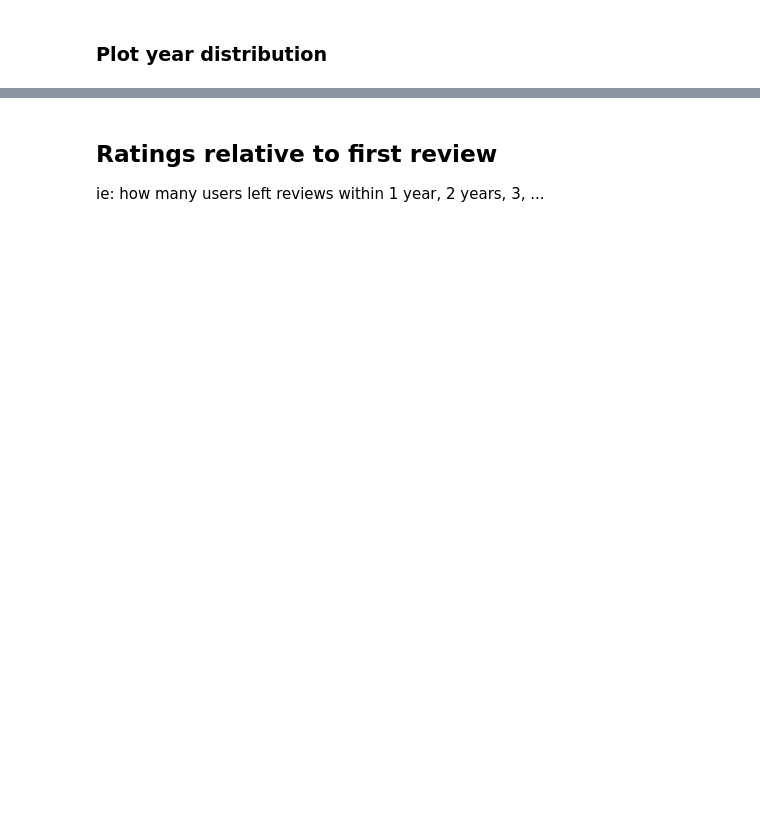
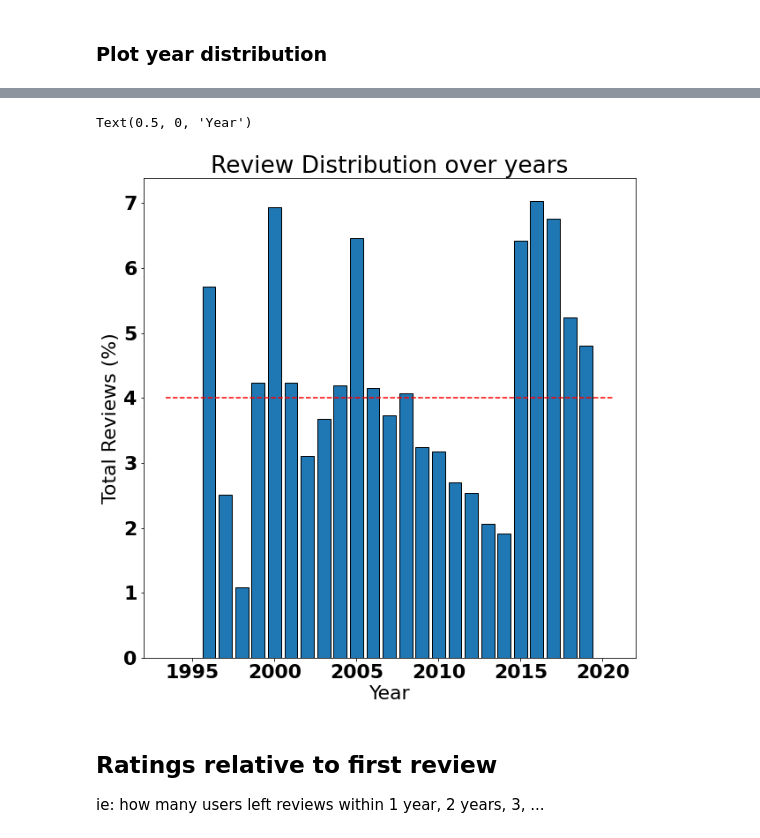
Before and after one commit to amoltkale/movie_recommender_system, a Jupyter notebook: data_prep/ratings_data.ipynb, the cells around one changed output, grey strips where cells are left out. Cells and saved outputs as stored; diff of their text form; code cells hidden in the pictures; blank space fills up the shorter version.

```diff
--- a/data_prep/ratings_data.ipynb
+++ b/data_prep/ratings_data.ipynb
@@ -116,3 +128,20 @@ ax = plt.gca()
+# %%
+# Plot as percentage
+ratings_pd["prop"] = (ratings_pd["count"] / ratings_pd["count"].sum()) * 100
+plt.figure(figsize=(10,10))
+plt.bar(ratings_pd["year"], ratings_pd["prop"],edgecolor='k')
+# plot average
+ax = plt.gca()
+x_lims = ax.get_xlim()
+plt.hlines(ratings_pd["prop"].mean(), x_lims[0], x_lims[1], colors='r', linestyles='--')
+
+plt.title("Review Distribution over years")
+plt.ylabel("Total Reviews (%)")
+plt.xlabel("Year")
+# plt.savefig('file:///home/work/data/percentage_review_dist.png')
+# %% [output]
+Text(0.5, 0, 'Year')
+[figure, added]
 # %% [markdown]
 ## Ratings relative to first review
 ie: how many users left reviews within 1 year, 2 years, 3, ...
```
Also changed, not shown: parts of 15 cells of this notebook, 1 other file.
